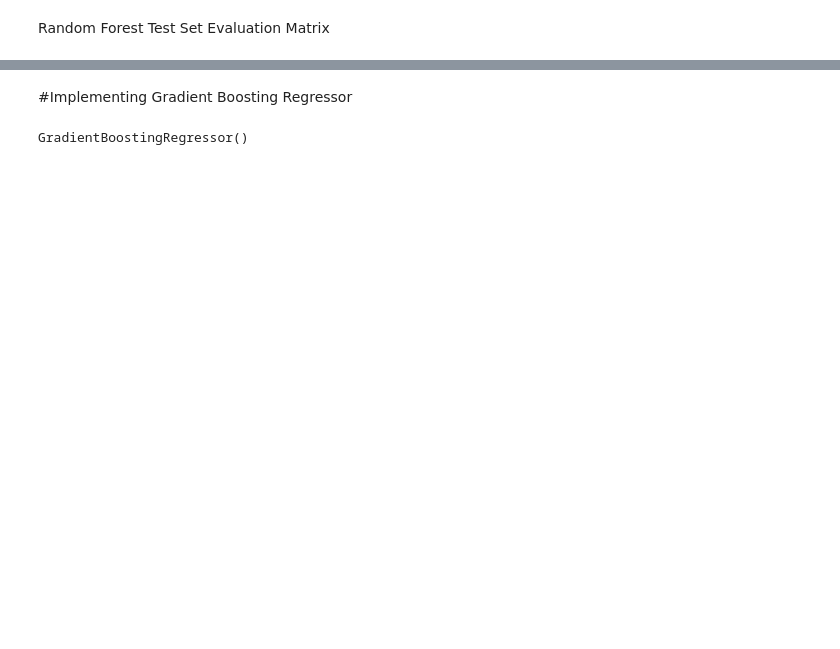
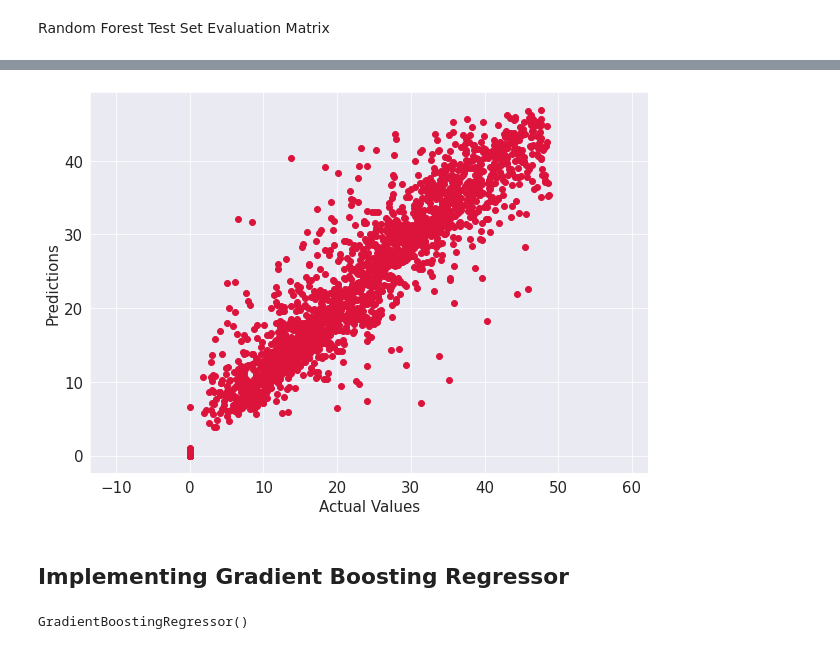
Before and after one commit to GoPlusUltra/Bike-Sharing-Prediction-Model, a Jupyter notebook: Copy_of_Bike_Sharing_Demand_Prediction_Capstone_Project.ipynb, the cells around one changed output, grey strips where cells are left out. Cells and saved outputs as stored; diff of their text form; code cells hidden in the pictures; blank space fills up the shorter version.

```diff
--- a/Copy_of_Bike_Sharing_Demand_Prediction_Capstone_Project.ipynb
+++ b/Copy_of_Bike_Sharing_Demand_Prediction_Capstone_Project.ipynb
@@ -1201,8 +1177,19 @@ test_model_metrics_dict={'Model':'Random Forest regression ',
        'Adjusted R2':round((RF_regressor_Adjusted_R2 ),3)
        }
 test_df=test_df.append(test_model_metrics_dict,ignore_index=True)
+# %%
+#plotting actual and predicted value
+plt.figure(figsize=(10,7))
+plt.scatter(y_test,RF_regressor_y_pred_test, c='crimson')  #creating a scatter plot of test set
+plt.xlabel('Actual Values')
+plt.ylabel('Predictions')
+plt.axis('equal')
+plt.rcParams.update({'font.size': 15})
+plt.show()
+# %% [output]
+[figure, added]
 # %% [markdown]
-#Implementing Gradient Boosting Regressor
+## Implementing Gradient Boosting Regressor
 # %%
 from sklearn.ensemble import GradientBoostingRegressor
 GB_boost_regressor=GradientBoostingRegressor()
```
Also changed, not shown: parts of 94 cells of this notebook.
